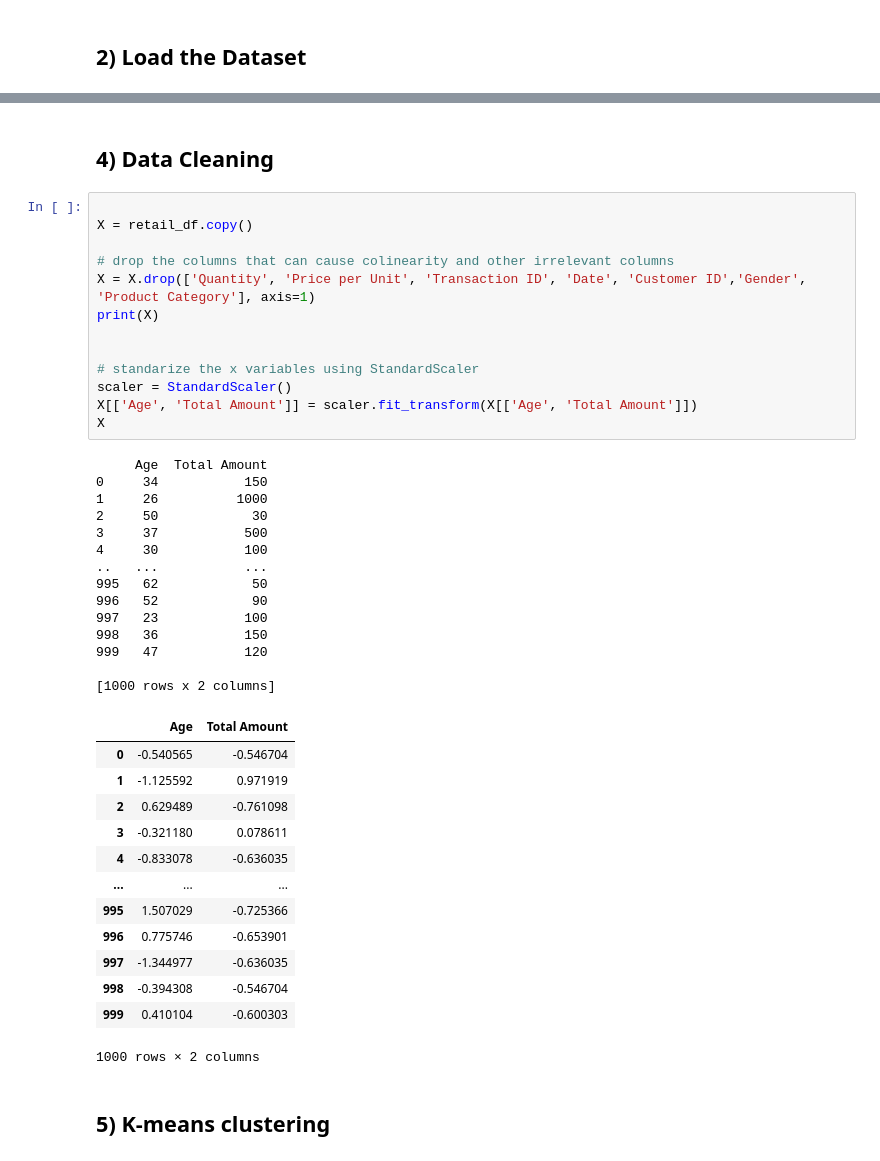
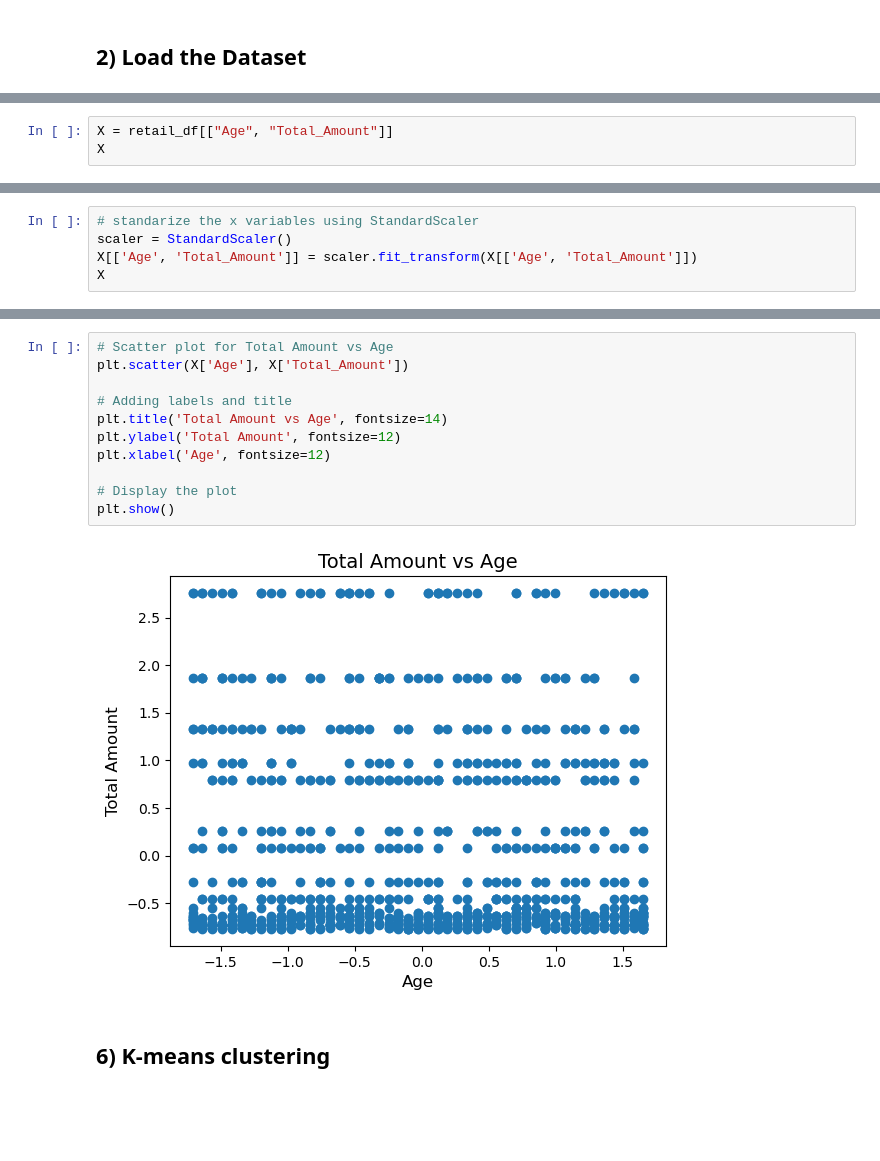
Before and after one commit to AbrahimSA/Retail_Sales, a Jupyter notebook: 3_segmentation_age_totalamount.ipynb, the cells around one changed output, grey strips where cells are left out. Cells and saved outputs as stored; diff of their text form; blank space fills up the shorter version.

```diff
--- a/3_segmentation_age_totalamount.ipynb
+++ b/3_segmentation_age_totalamount.ipynb
@@ -30,0 +34,3 @@ retail_df.head()
+# %%
+X = retail_df[["Age", "Total_Amount"]]
+X
@@ -30,0 +53,5 @@ retail_df.head()
+# %%
+# standarize the x variables using StandardScaler
+scaler = StandardScaler()
+X[['Age', 'Total_Amount']] = scaler.fit_transform(X[['Age', 'Total_Amount']])
+X
@@ -82,46 +79,16 @@ plot_feature_pairs(X, feature_names, title_prefix='Original Data: ')
-# %% [markdown]
-## 4) Data Cleaning
-# %%
-
-X = retail_df.copy()
-
-# drop the columns that can cause colinearity and other irrelevant columns
-X = X.drop(['Quantity', 'Price per Unit', 'Transaction ID', 'Date', 'Customer ID','Gender', 'Product Category'], axis=1)
-print(X)
-
-
-# standarize the x variables using StandardScaler
-scaler = StandardScaler()
-X[['Age', 'Total Amount']] = scaler.fit_transform(X[['Age', 'Total Amount']])
-X
-# %% [output]
-     Age  Total Amount
-0     34           150
-1     26          1000
-2     50            30
-3     37           500
-4     30           100
-..   ...           ...
-995   62            50
-996   52            90
-997   23           100
-998   36           150
-999   47           120
-
-[1000 rows x 2 columns]
-|  | Age | Total Amount |
-| 0 | -0.540565 | -0.546704 |
-| 1 | -1.125592 | 0.971919 |
-| 2 | 0.629489 | -0.761098 |
-| 3 | -0.321180 | 0.078611 |
-| 4 | -0.833078 | -0.636035 |
-| ... | ... | ... |
-| 995 | 1.507029 | -0.725366 |
-| 996 | 0.775746 | -0.653901 |
-| 997 | -1.344977 | -0.636035 |
-| 998 | -0.394308 | -0.546704 |
-| 999 | 0.410104 | -0.600303 |
-1000 rows × 2 columns
+# %%
+# Scatter plot for Total Amount vs Age
+plt.scatter(X['Age'], X['Total_Amount'])
+
+# Adding labels and title
+plt.title('Total Amount vs Age', fontsize=14)
+plt.ylabel('Total Amount', fontsize=12)
+plt.xlabel('Age', fontsize=12)
+
+# Display the plot
+plt.show()
+# %% [output]
+[figure, added]
 # %% [markdown]
-## 5) K-means clustering
+## 6) K-means clustering
 # %%
```
Also changed, not shown: parts of 21 cells of this notebook.
